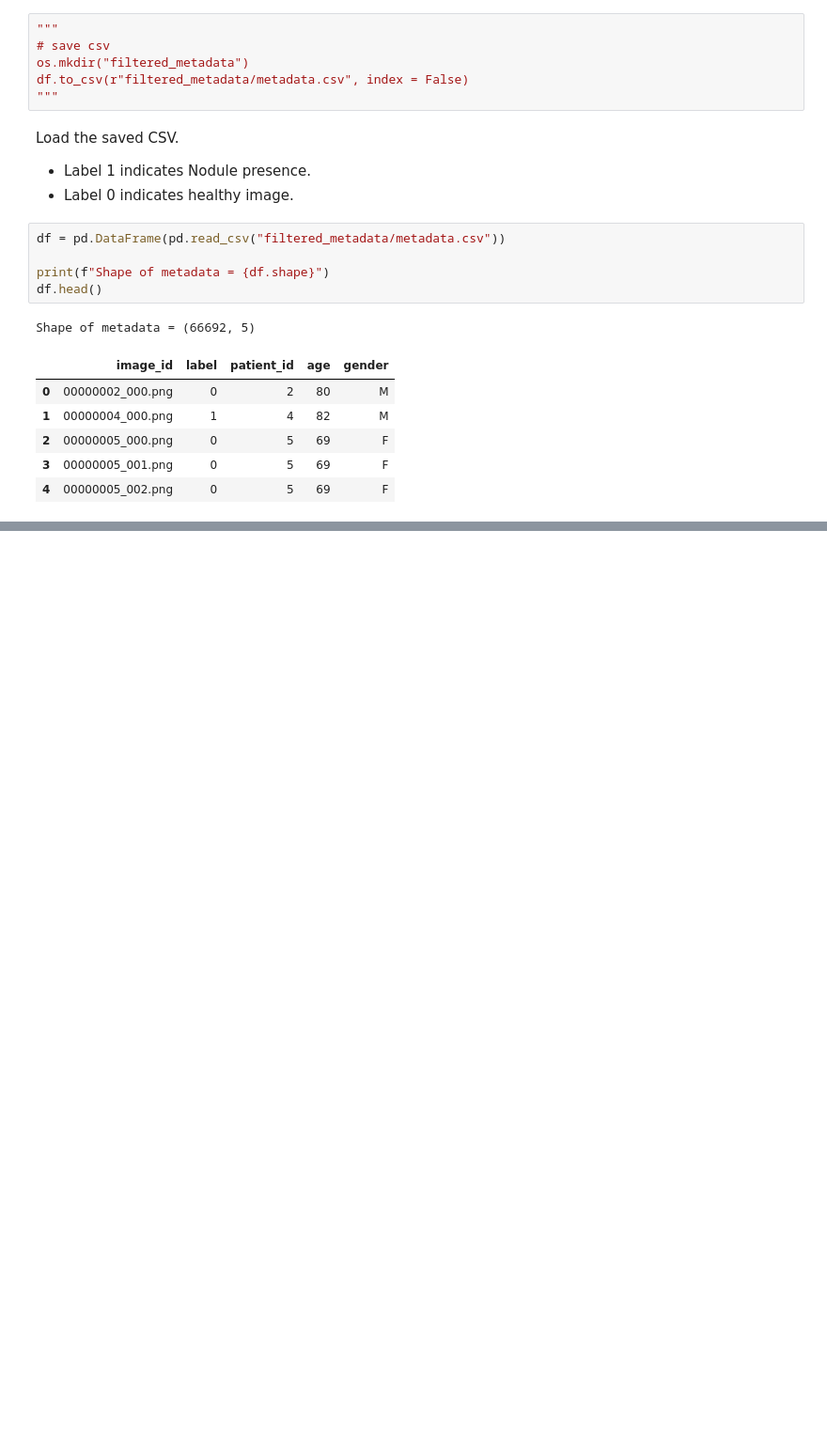
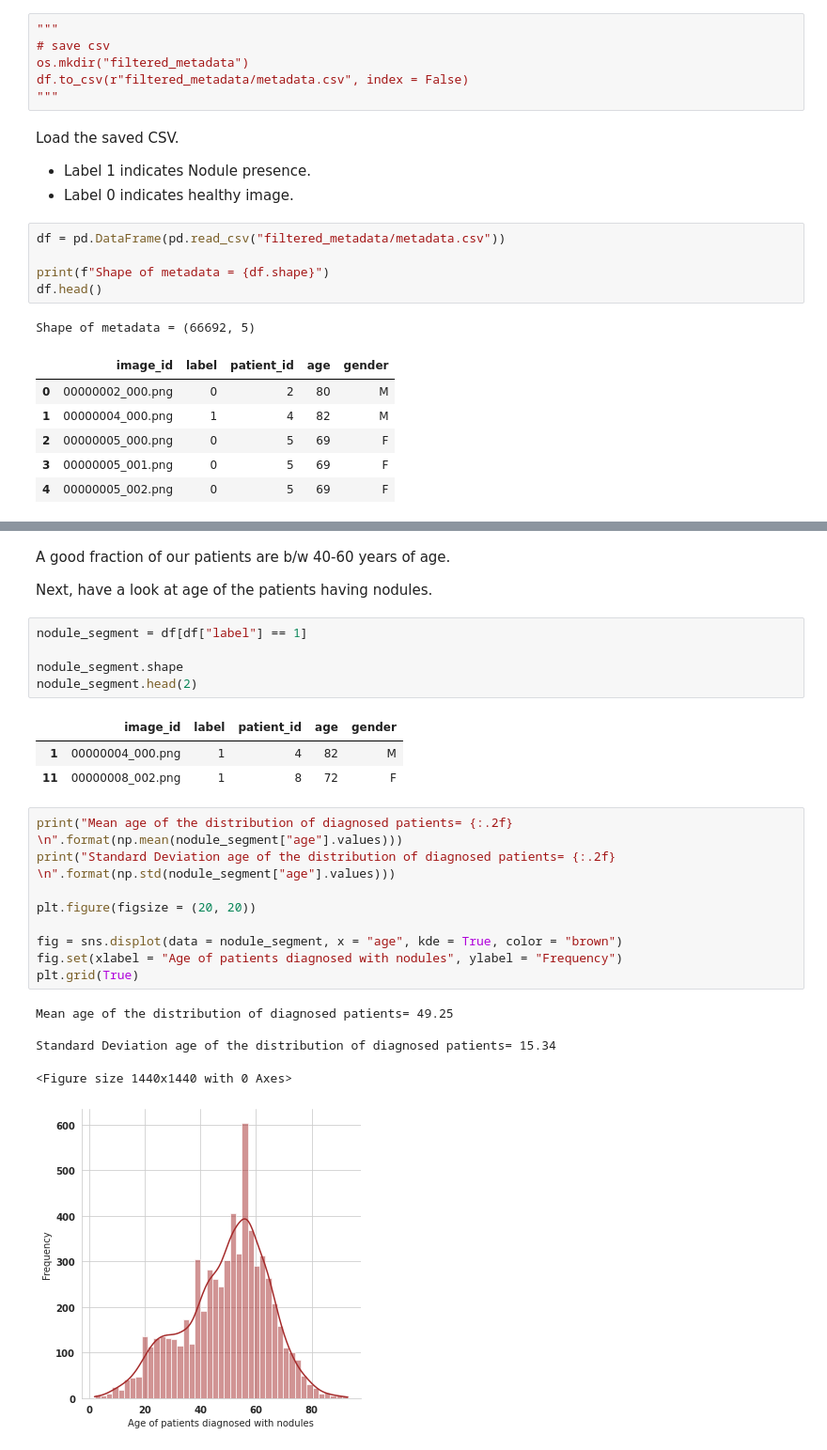
Before and after one commit to fireheart12/Chexnet_NIH, a Jupyter notebook: Exploratory Data Analysis/NIH-EDA.ipynb, the cells around one changed output, grey strips where cells are left out. Shown at 94% size. Drawn from its saved outputs; the diff is of its cells as text; blank space fills up the shorter version.

```diff
--- a/Exploratory Data Analysis/NIH-EDA.ipynb
+++ b/Exploratory Data Analysis/NIH-EDA.ipynb
@@ -229,0 +280,28 @@ Shape of metadata = (66692, 5)
+# %% [markdown]
+A good fraction of our patients are b/w 40-60 years of age.
+
+Next, have a look at age of the patients having nodules.
+# %%
+nodule_segment = df[df["label"] == 1]
+
+nodule_segment.shape
+nodule_segment.head(2)
+# %% [output]
+|  | image_id | label | patient_id | age | gender |
+| 1 | 00000004_000.png | 1 | 4 | 82 | M |
+| 11 | 00000008_002.png | 1 | 8 | 72 | F |
+# %%
+print("Mean age of the distribution of diagnosed patients= {:.2f} \n".format(np.mean(nodule_segment["age"].values)))
+print("Standard Deviation age of the distribution of diagnosed patients= {:.2f} \n".format(np.std(nodule_segment["age"].values)))
+
+plt.figure(figsize = (20, 20))
+
+fig = sns.displot(data = nodule_segment, x = "age", kde = True, color = "brown")
+fig.set(xlabel = "Age of patients diagnosed with nodules", ylabel = "Frequency")
+plt.grid(True)
+# %% [output]
+Mean age of the distribution of diagnosed patients= 49.25
+
+Standard Deviation age of the distribution of diagnosed patients= 15.34
+<Figure size 1440x1440 with 0 Axes>
+[figure, added]
```
Also changed, not shown: parts of 13 cells of this notebook.
